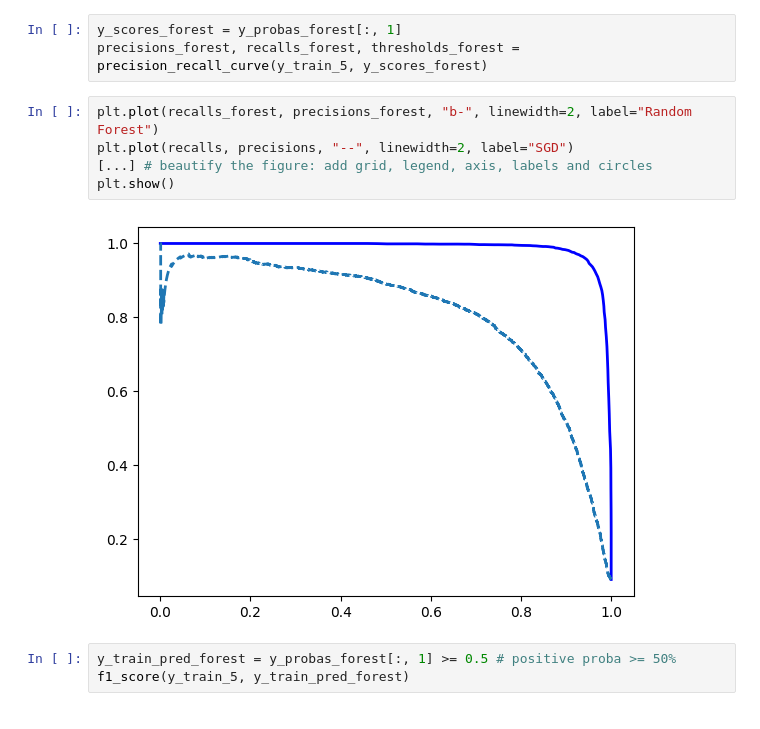
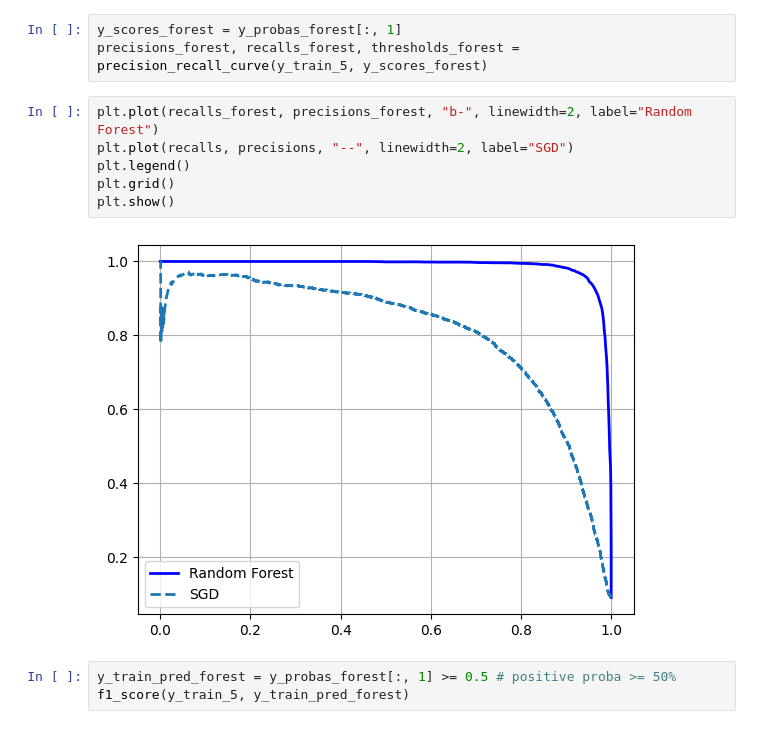
Before and after one commit to maruf037/Classification_sklearn, a Jupyter notebook: MNIST.ipynb, the cells around one changed output. Saved outputs shown, nothing was run; the diff lists cells and outputs as text.

Commit message:
Added plot beautify functions.

```diff
--- a/MNIST.ipynb
+++ b/MNIST.ipynb
@@ -227,10 +227,11 @@ precisions_forest, recalls_forest, thresholds_forest = precision_recall_curve(y_
 # %%
 plt.plot(recalls_forest, precisions_forest, "b-", linewidth=2, label="Random Forest")
 plt.plot(recalls, precisions, "--", linewidth=2, label="SGD")
-[...] # beautify the figure: add grid, legend, axis, labels and circles
+plt.legend()
+plt.grid()
 plt.show()
 # %% [output]
-[figure, old version]
+[figure, new version]
 # %%
 y_train_pred_forest = y_probas_forest[:, 1] >= 0.5 # positive proba >= 50%
 f1_score(y_train_5, y_train_pred_forest)
```
